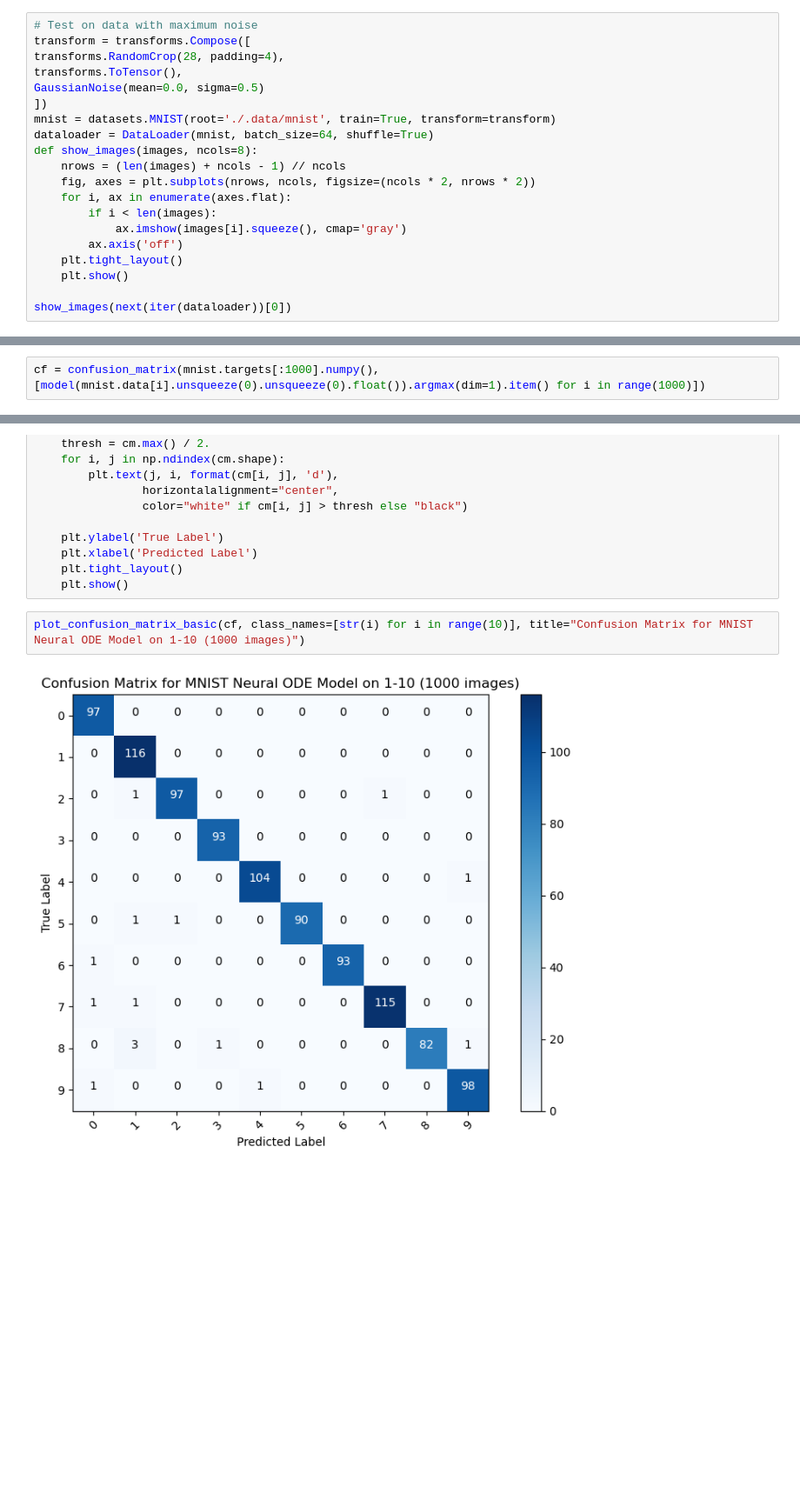
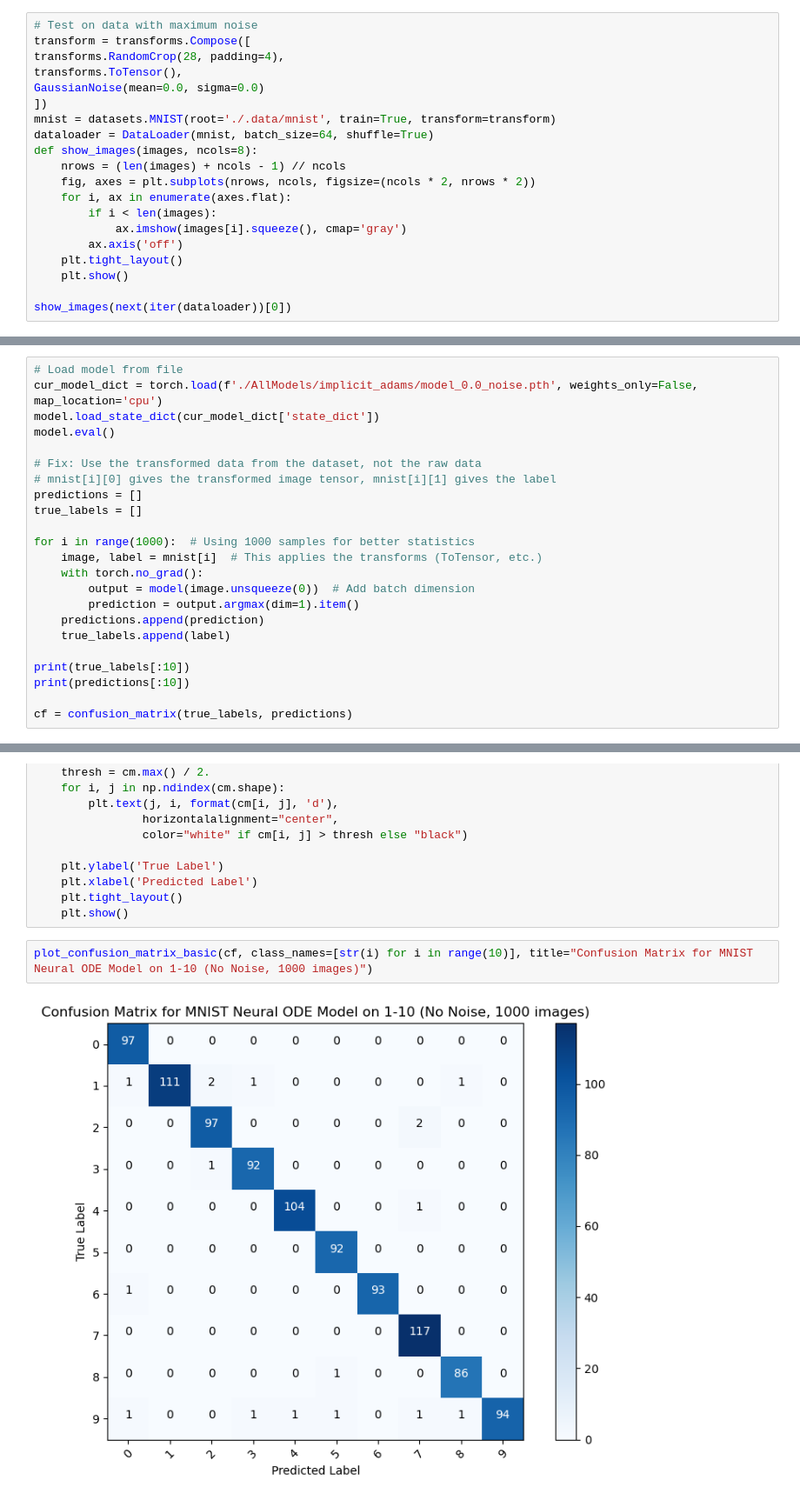
Before and after one commit to PrathamLalwani/NeuralODEs, a Jupyter notebook: MNISTtest_cw.ipynb, the cells around one changed output, grey strips where cells are left out. Shown at 87% size. Drawn from its saved outputs; the diff is of its cells as text; blank space fills up the shorter version.

```diff
--- a/MNISTtest_cw.ipynb
+++ b/MNISTtest_cw.ipynb
@@ -104,7 +104,7 @@ model = nn.Sequential(
 transform = transforms.Compose([
 transforms.RandomCrop(28, padding=4),
 transforms.ToTensor(),
-GaussianNoise(mean=0.0, sigma=0.5)
+GaussianNoise(mean=0.0, sigma=0.0)
 ])
 mnist = datasets.MNIST(root='./.data/mnist', train=True, transform=transform)
 dataloader = DataLoader(mnist, batch_size=64, shuffle=True)
@@ -247,2 +256,23 @@ Image pixel range: 0.0 to 255.0
 # %%
-cf = confusion_matrix(mnist.targets[:1000].numpy(), [model(mnist.data[i].unsqueeze(0).unsqueeze(0).float()).argmax(dim=1).item() for i in range(1000)])
+# Load model from file
+cur_model_dict = torch.load(f'./AllModels/implicit_adams/model_0.0_noise.pth', weights_only=False, map_location='cpu')
+model.load_state_dict(cur_model_dict['state_dict'])
+model.eval()
+
+# Fix: Use the transformed data from the dataset, not the raw data
+# mnist[i][0] gives the transformed image tensor, mnist[i][1] gives the label
+predictions = []
+true_labels = []
+
+for i in range(1000):  # Using 1000 samples for better statistics
+    image, label = mnist[i]  # This applies the transforms (ToTensor, etc.)
+    with torch.no_grad():
+        output = model(image.unsqueeze(0))  # Add batch dimension
+        prediction = output.argmax(dim=1).item()
+    predictions.append(prediction)
+    true_labels.append(label)
+
+print(true_labels[:10])
+print(predictions[:10])
+
+cf = confusion_matrix(true_labels, predictions)
@@ -272,6 +305,6 @@ def plot_confusion_matrix_basic(cm, class_names=None, title="Confusion Matrix"):
     plt.tight_layout()
     plt.show()
 # %%
-plot_confusion_matrix_basic(cf, class_names=[str(i) for i in range(10)], title="Confusion Matrix for MNIST Neural ODE Model on 1-10 (1000 images)")
+plot_confusion_matrix_basic(cf, class_names=[str(i) for i in range(10)], title="Confusion Matrix for MNIST Neural ODE Model on 1-10 (No Noise, 1000 images)")
 # %% [output]
-[figure, old version]
+[figure, new version]
```
Also changed, not shown: parts of 4 cells of this notebook, 4 other files.
